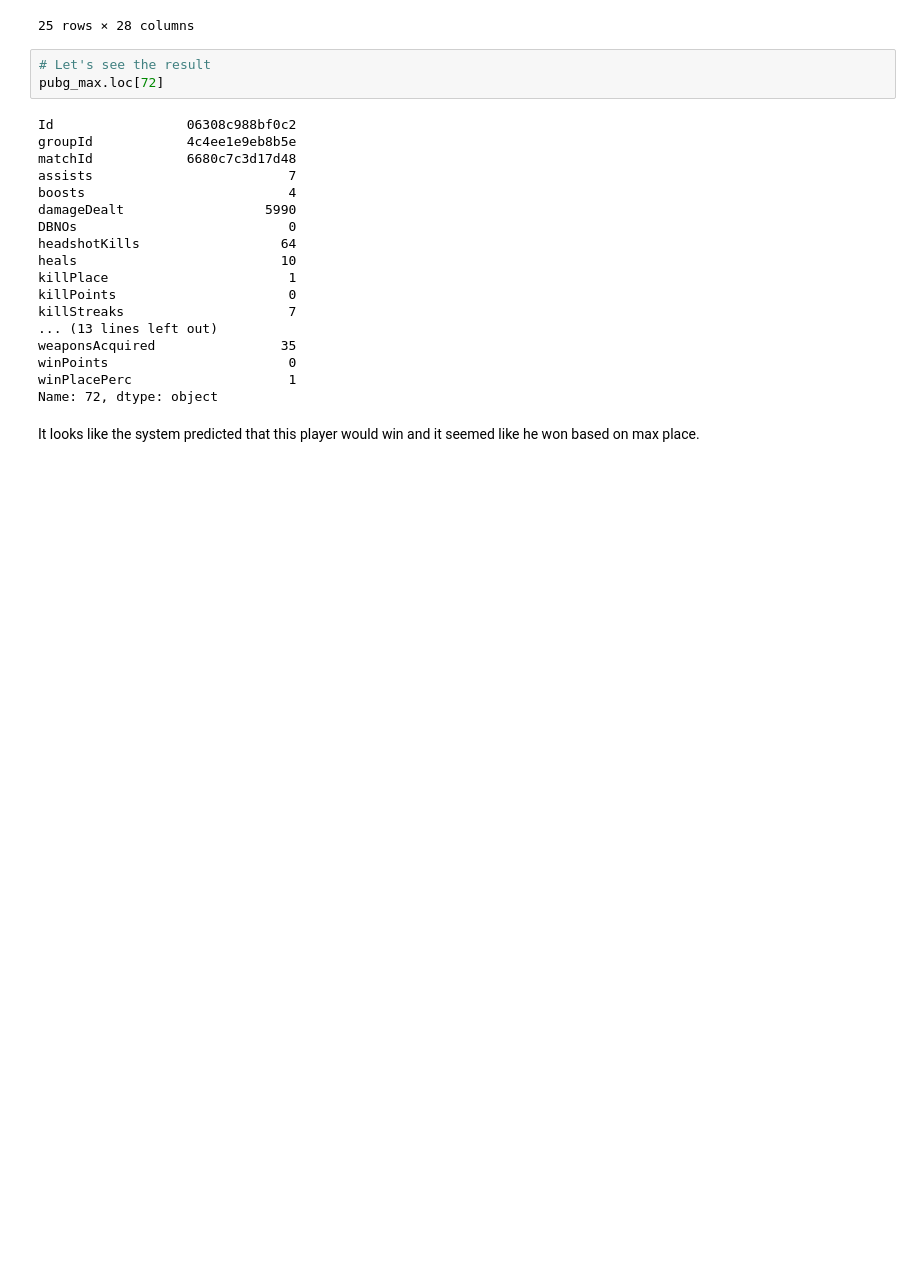
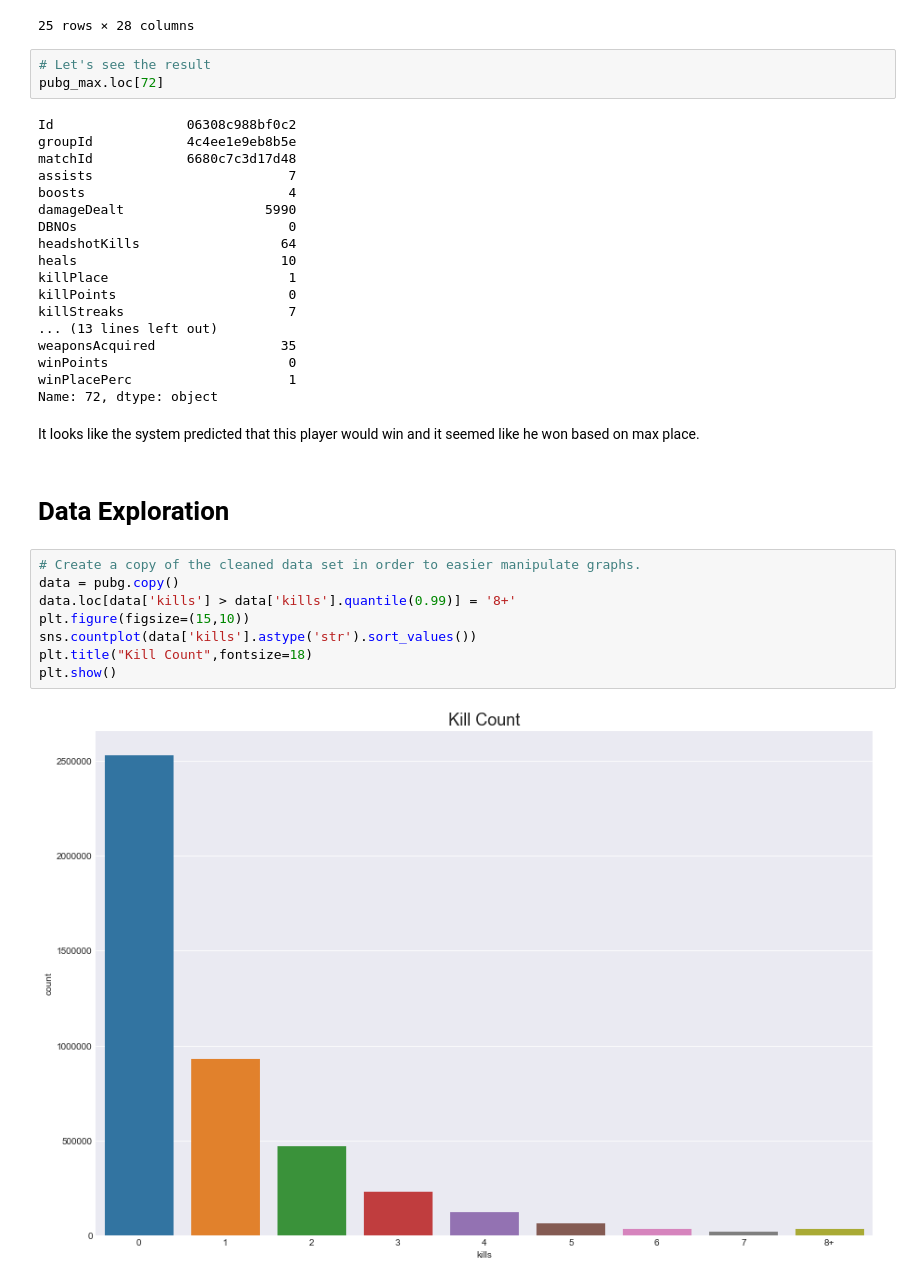
Before and after one commit to lamkg/PUBG-Placement-Prediction, a Jupyter notebook: PUBG Placement Prediction.ipynb, the cells around one changed output. Saved outputs shown, nothing was run; the diff lists cells and outputs as text; blank space fills up the shorter version.

```diff
--- a/PUBG Placement Prediction.ipynb
+++ b/PUBG Placement Prediction.ipynb
@@ -160,3 +160,15 @@ winPlacePerc                    1
 Name: 72, dtype: object
 # %% [markdown]
 It looks like the system predicted that this player would win and it seemed like he won based on max place.
+# %% [markdown]
+# Data Exploration
+# %%
+# Create a copy of the cleaned data set in order to easier manipulate graphs.
+data = pubg.copy()
+data.loc[data['kills'] > data['kills'].quantile(0.99)] = '8+'
+plt.figure(figsize=(15,10))
+sns.countplot(data['kills'].astype('str').sort_values())
+plt.title("Kill Count",fontsize=18)
+plt.show()
+# %% [output]
+[figure, added]
```
Also changed, not shown: parts of 8 cells of this notebook.
